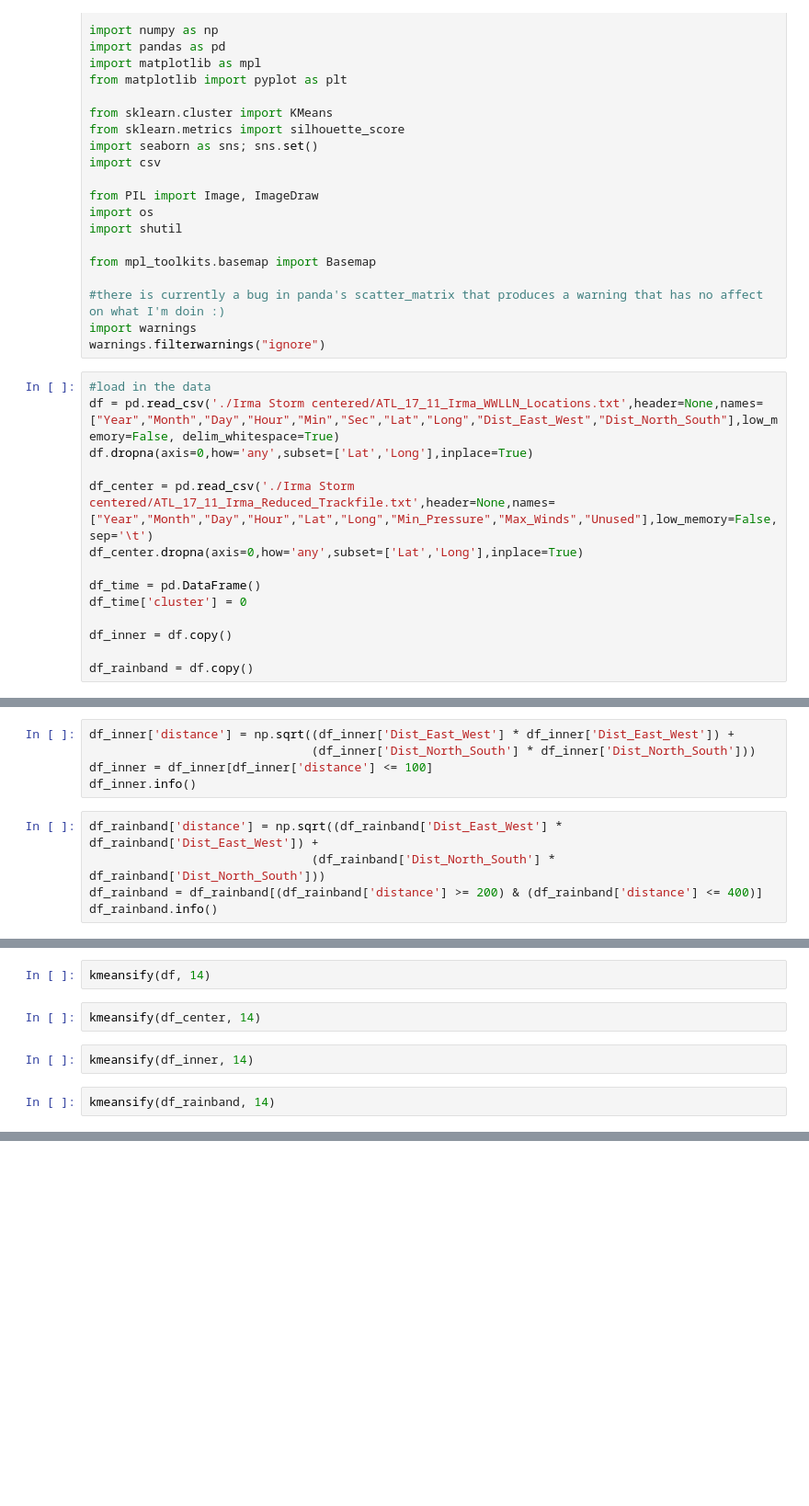
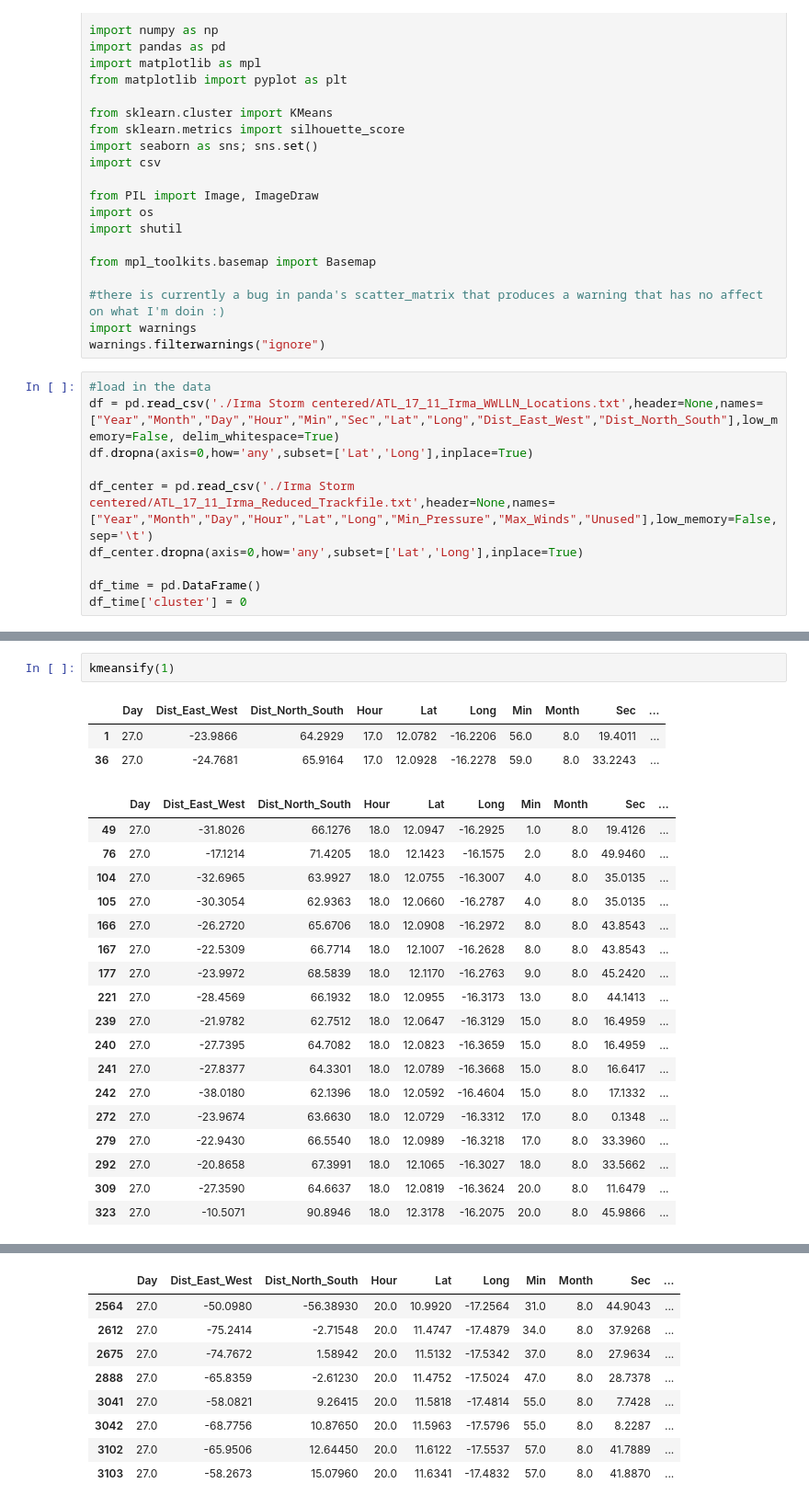
Before and after one commit to aeonwilliams/TeamSqueem, a Jupyter notebook: lighting_graphing/LightningGraphing-KMEANS.ipynb, the cells around one changed output, grey strips where cells are left out. Shown at 92% size. Drawn from its saved outputs; the diff is of its cells as text; blank space fills up the shorter version.

Commit message:
kmeans wip

```diff
--- a/lighting_graphing/LightningGraphing-KMEANS.ipynb
+++ b/lighting_graphing/LightningGraphing-KMEANS.ipynb
@@ -33,10 +33,6 @@ df_center.dropna(axis=0,how='any',subset=['Lat','Long'],inplace=True)
 
 df_time = pd.DataFrame()
 df_time['cluster'] = 0
-
-df_inner = df.copy()
-
-df_rainband = df.copy()
 # %%
 display(df.info())
 display(df_center.info())
@@ -62,11 +107 @@ df_time.info()
-# %%
-df_inner['distance'] = np.sqrt((df_inner['Dist_East_West'] * df_inner['Dist_East_West']) +
-                               (df_inner['Dist_North_South'] * df_inner['Dist_North_South']))
-df_inner = df_inner[df_inner['distance'] <= 100]
-df_inner.info()
-# %%
-df_rainband['distance'] = np.sqrt((df_rainband['Dist_East_West'] * df_rainband['Dist_East_West']) +
-                               (df_rainband['Dist_North_South'] * df_rainband['Dist_North_South']))
-df_rainband = df_rainband[(df_rainband['distance'] >= 200) & (df_rainband['distance'] <= 400)]
-df_rainband.info()
 # %%
@@ -106,8 +147,24 @@ def kmeansify(df, num_clusters):
-# %%
-kmeansify(df, 14)
-# %%
-kmeansify(df_center, 14)
-# %%
-kmeansify(df_inner, 14)
-# %%
-kmeansify(df_rainband, 14)
+# %%
+kmeansify(1)
+# %% [output]
+|  | Day | Dist_East_West | Dist_North_South | Hour | Lat | Long | Min | Month | Sec | ... |
+| 1 | 27.0 | -23.9866 | 64.2929 | 17.0 | 12.0782 | -16.2206 | 56.0 | 8.0 | 19.4011 | ... |
+| 36 | 27.0 | -24.7681 | 65.9164 | 17.0 | 12.0928 | -16.2278 | 59.0 | 8.0 | 33.2243 | ... |
+|  | Day | Dist_East_West | Dist_North_South | Hour | Lat | Long | Min | Month | Sec | ... |
+| 49 | 27.0 | -31.8026 | 66.1276 | 18.0 | 12.0947 | -16.2925 | 1.0 | 8.0 | 19.4126 | ... |
+| 76 | 27.0 | -17.1214 | 71.4205 | 18.0 | 12.1423 | -16.1575 | 2.0 | 8.0 | 49.9460 | ... |
+| 104 | 27.0 | -32.6965 | 63.9927 | 18.0 | 12.0755 | -16.3007 | 4.0 | 8.0 | 35.0135 | ... |
+| 105 | 27.0 | -30.3054 | 62.9363 | 18.0 | 12.0660 | -16.2787 | 4.0 | 8.0 | 35.0135 | ... |
+| 166 | 27.0 | -26.2720 | 65.6706 | 18.0 | 12.0908 | -16.2972 | 8.0 | 8.0 | 43.8543 | ... |
+| 167 | 27.0 | -22.5309 | 66.7714 | 18.0 | 12.1007 | -16.2628 | 8.0 | 8.0 | 43.8543 | ... |
+| 177 | 27.0 | -23.9972 | 68.5839 | 18.0 | 12.1170 | -16.2763 | 9.0 | 8.0 | 45.2420 | ... |
+| 221 | 27.0 | -28.4569 | 66.1932 | 18.0 | 12.0955 | -16.3173 | 13.0 | 8.0 | 44.1413 | ... |
+| 239 | 27.0 | -21.9782 | 62.7512 | 18.0 | 12.0647 | -16.3129 | 15.0 | 8.0 | 16.4959 | ... |
+| 240 | 27.0 | -27.7395 | 64.7082 | 18.0 | 12.0823 | -16.3659 | 15.0 | 8.0 | 16.4959 | ... |
+| 241 | 27.0 | -27.8377 | 64.3301 | 18.0 | 12.0789 | -16.3668 | 15.0 | 8.0 | 16.6417 | ... |
+| 242 | 27.0 | -38.0180 | 62.1396 | 18.0 | 12.0592 | -16.4604 | 15.0 | 8.0 | 17.1332 | ... |
+| 272 | 27.0 | -23.9674 | 63.6630 | 18.0 | 12.0729 | -16.3312 | 17.0 | 8.0 | 0.1348 | ... |
+| 279 | 27.0 | -22.9430 | 66.5540 | 18.0 | 12.0989 | -16.3218 | 17.0 | 8.0 | 33.3960 | ... |
+| 292 | 27.0 | -20.8658 | 67.3991 | 18.0 | 12.1065 | -16.3027 | 18.0 | 8.0 | 33.5662 | ... |
+| 309 | 27.0 | -27.3590 | 64.6637 | 18.0 | 12.0819 | -16.3624 | 20.0 | 8.0 | 11.6479 | ... |
+| 323 | 27.0 | -10.5071 | 90.8946 | 18.0 | 12.3178 | -16.2075 | 20.0 | 8.0 | 45.9866 | ... |
@@ -113,0 +230,9 @@ kmeansify(df_rainband, 14)
+|  | Day | Dist_East_West | Dist_North_South | Hour | Lat | Long | Min | Month | Sec | ... |
+| 2564 | 27.0 | -50.0980 | -56.38930 | 20.0 | 10.9920 | -17.2564 | 31.0 | 8.0 | 44.9043 | ... |
+| 2612 | 27.0 | -75.2414 | -2.71548 | 20.0 | 11.4747 | -17.4879 | 34.0 | 8.0 | 37.9268 | ... |
+| 2675 | 27.0 | -74.7672 | 1.58942 | 20.0 | 11.5132 | -17.5342 | 37.0 | 8.0 | 27.9634 | ... |
+| 2888 | 27.0 | -65.8359 | -2.61230 | 20.0 | 11.4752 | -17.5024 | 47.0 | 8.0 | 28.7378 | ... |
+| 3041 | 27.0 | -58.0821 | 9.26415 | 20.0 | 11.5818 | -17.4814 | 55.0 | 8.0 | 7.7428 | ... |
+| 3042 | 27.0 | -68.7756 | 10.87650 | 20.0 | 11.5963 | -17.5796 | 55.0 | 8.0 | 8.2287 | ... |
+| 3102 | 27.0 | -65.9506 | 12.64450 | 20.0 | 11.6122 | -17.5537 | 57.0 | 8.0 | 41.7889 | ... |
+| 3103 | 27.0 | -58.2673 | 15.07960 | 20.0 | 11.6341 | -17.4832 | 57.0 | 8.0 | 41.8870 | ... |
```
Also changed, not shown: parts of 5 cells of this notebook, 18 other files.
